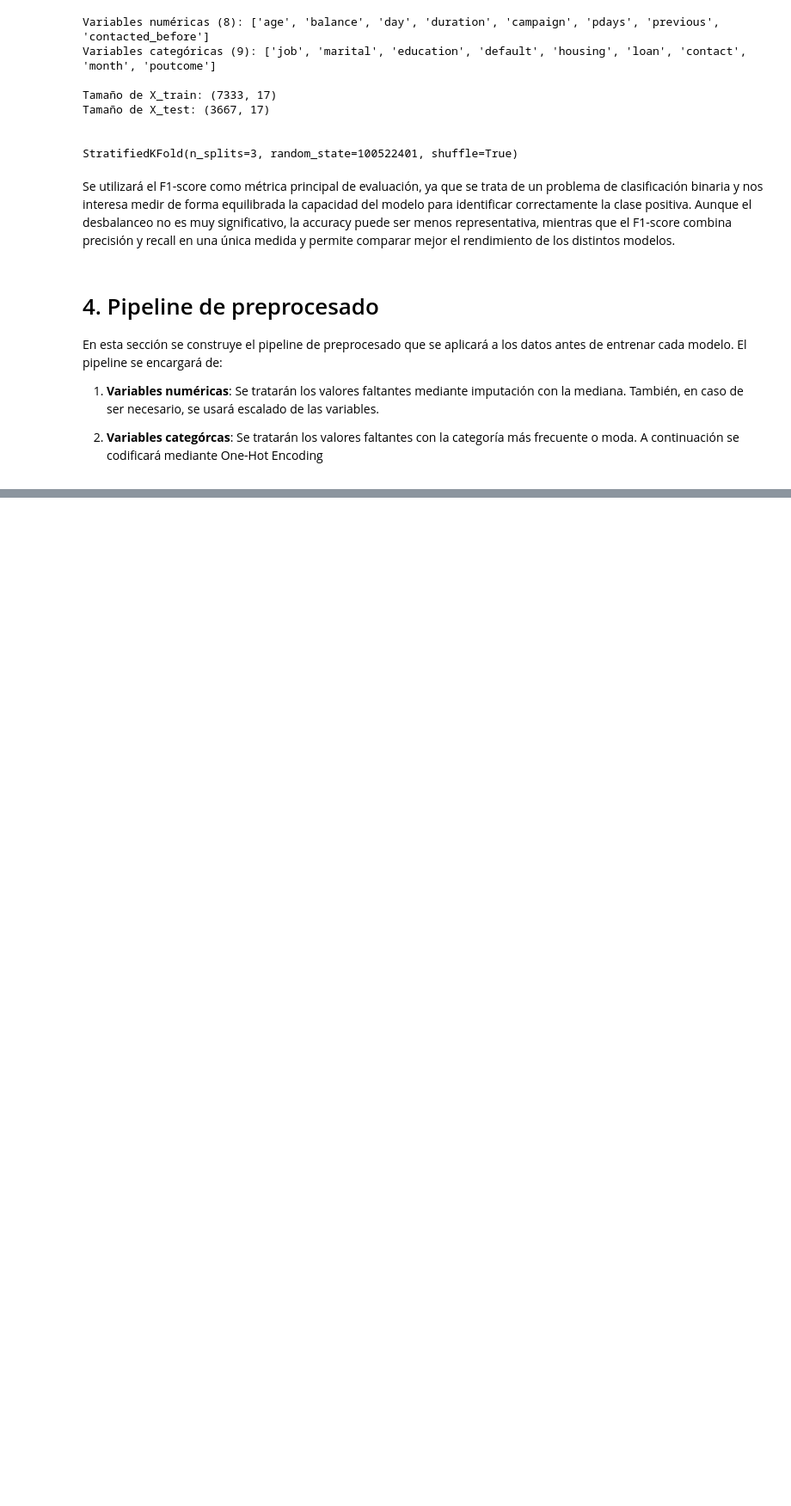
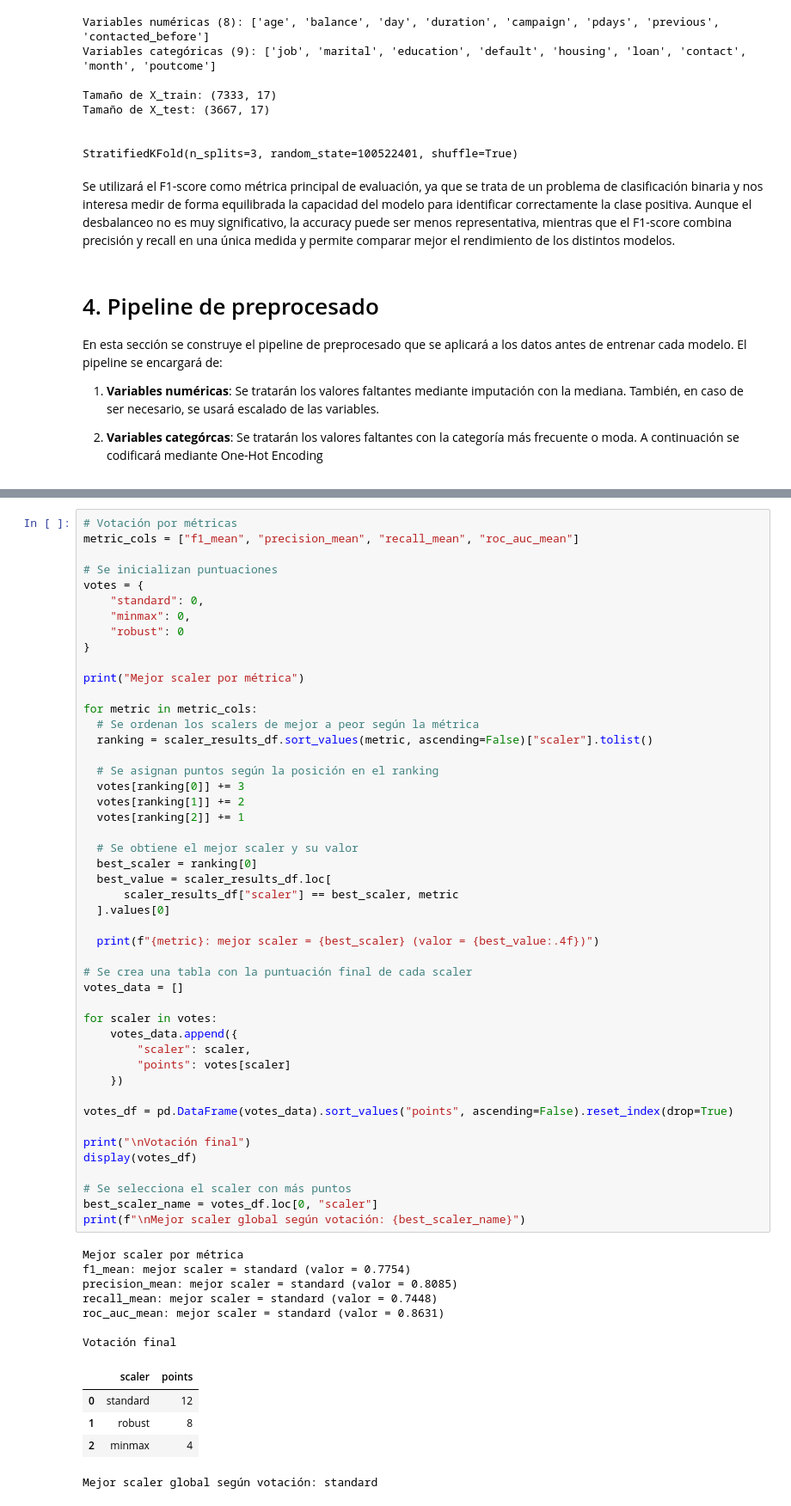
Before and after one commit to 100522401/P1_AA_100522396_100522401, a Jupyter notebook: notebooks/Cuaderno.ipynb, the cells around one changed output, grey strips where cells are left out. Shown at 86% size. Drawn from its saved outputs; the diff is of its cells as text; blank space fills up the shorter version.

```diff
--- a/notebooks/Cuaderno.ipynb
+++ b/notebooks/Cuaderno.ipynb
@@ -459 +506,61 @@ Mejor scaler para KNN (segun F1 medio): standard
+# %%
+# Votación por métricas
+metric_cols = ["f1_mean", "precision_mean", "recall_mean", "roc_auc_mean"]
+
+# Se inicializan puntuaciones
+votes = {
+    "standard": 0,
+    "minmax": 0,
+    "robust": 0
+}
+
+print("Mejor scaler por métrica")
+
+for metric in metric_cols:
+  # Se ordenan los scalers de mejor a peor según la métrica
+  ranking = scaler_results_df.sort_values(metric, ascending=False)["scaler"].tolist()
+
+  # Se asignan puntos según la posición en el ranking
+  votes[ranking[0]] += 3
+  votes[ranking[1]] += 2
+  votes[ranking[2]] += 1
+
+  # Se obtiene el mejor scaler y su valor
+  best_scaler = ranking[0]
+  best_value = scaler_results_df.loc[
+      scaler_results_df["scaler"] == best_scaler, metric
+  ].values[0]
+
+  print(f"{metric}: mejor scaler = {best_scaler} (valor = {best_value:.4f})")
+
+# Se crea una tabla con la puntuación final de cada scaler
+votes_data = []
+
+for scaler in votes:
+    votes_data.append({
+        "scaler": scaler,
+        "points": votes[scaler]
+    })
+
+votes_df = pd.DataFrame(votes_data).sort_values("points", ascending=False).reset_index(drop=True)
+
+print("\nVotación final")
+display(votes_df)
+
+# Se selecciona el scaler con más puntos
+best_scaler_name = votes_df.loc[0, "scaler"]
+print(f"\nMejor scaler global según votación: {best_scaler_name}")
+# %% [output]
+Mejor scaler por métrica
+f1_mean: mejor scaler = standard (valor = 0.7754)
+precision_mean: mejor scaler = standard (valor = 0.8085)
+recall_mean: mejor scaler = standard (valor = 0.7448)
+roc_auc_mean: mejor scaler = standard (valor = 0.8631)
+
+Votación final
+|  | scaler | points |
+| 0 | standard | 12 |
+| 1 | robust | 8 |
+| 2 | minmax | 4 |
+Mejor scaler global según votación: standard
 # %% [markdown]
```
Also changed, not shown: parts of 5 cells of this notebook.
